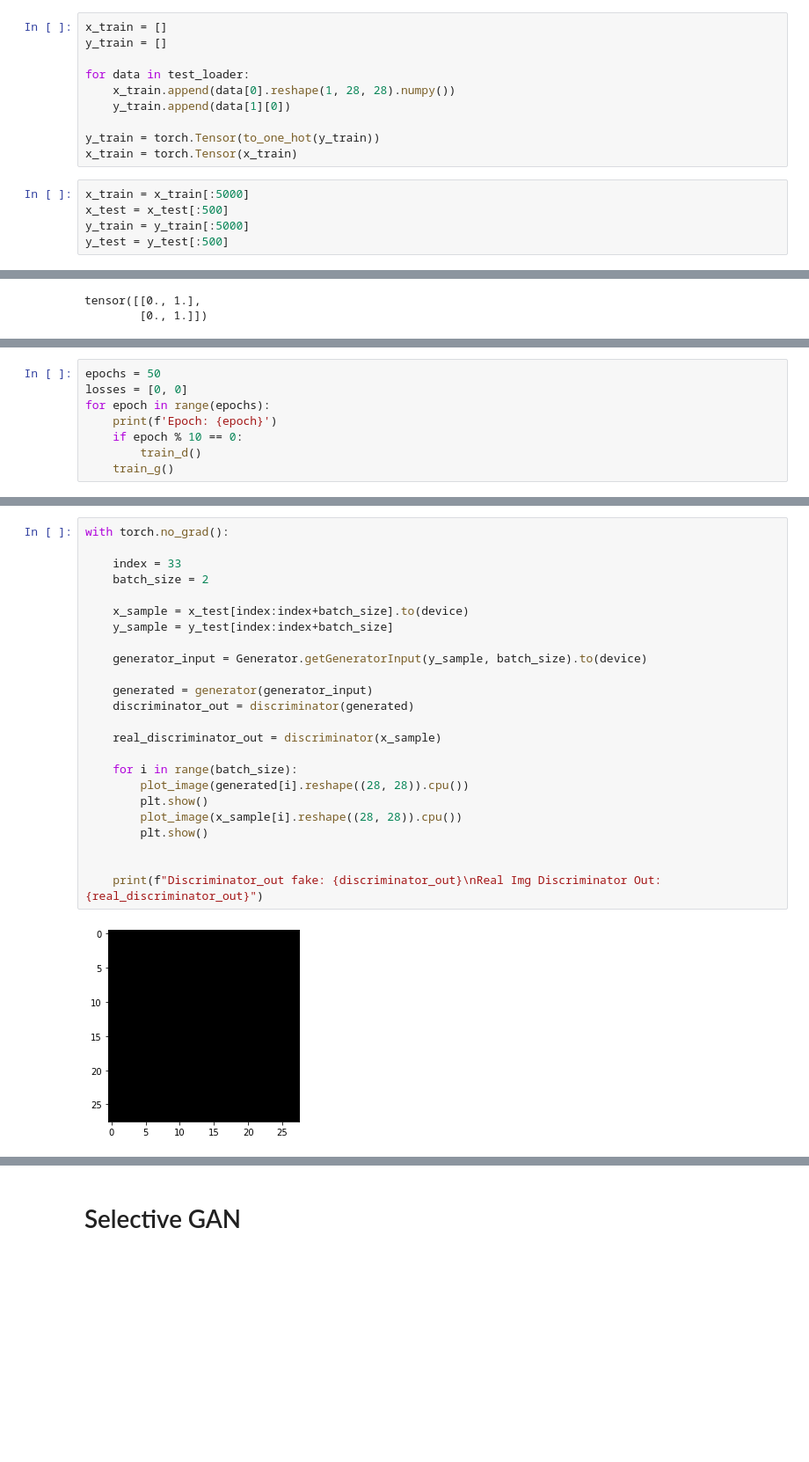
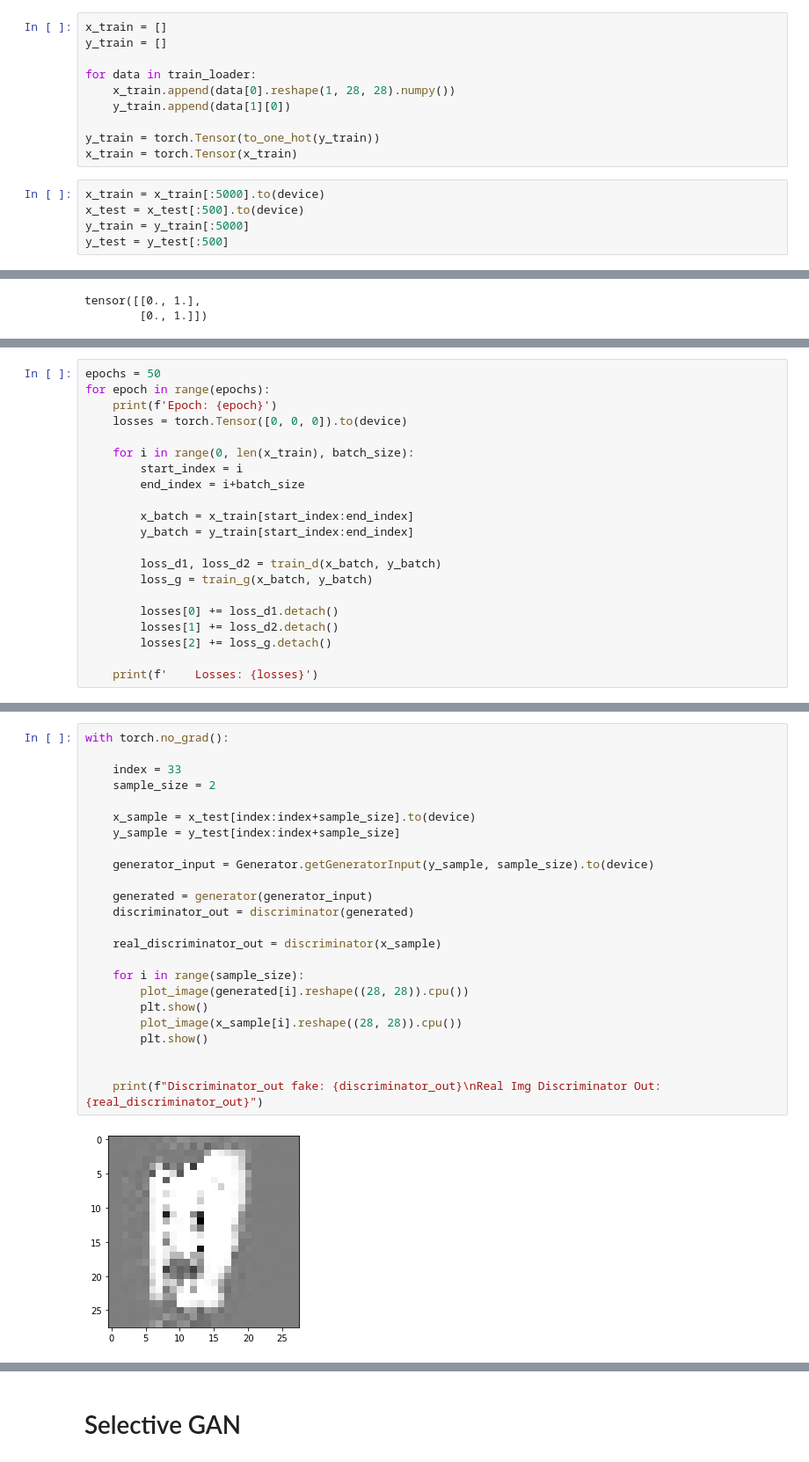
Before and after one commit to Akhilez/ml_gallery, a Jupyter notebook: ml_py/MLGallery/selective_generator/colab.ipynb, the cells around one changed output, grey strips where cells are left out. Shown at 88% size. Cells and saved outputs as stored; diff of their text form; blank space fills up the shorter version.

```diff
--- a/ml_py/MLGallery/selective_generator/colab.ipynb
+++ b/ml_py/MLGallery/selective_generator/colab.ipynb
@@ -86,15 +86,15 @@ x_test = torch.Tensor(x_test)
 x_train = []
 y_train = []
 
-for data in test_loader:
+for data in train_loader:
     x_train.append(data[0].reshape(1, 28, 28).numpy())
     y_train.append(data[1][0])
 
 y_train = torch.Tensor(to_one_hot(y_train))
 x_train = torch.Tensor(x_train)
 # %%
-x_train = x_train[:5000]
-x_test = x_test[:500]
+x_train = x_train[:5000].to(device)
+x_test = x_test[:500].to(device)
 y_train = y_train[:5000]
 y_test = y_test[:500]
 # %%
@@ -363,10 +335,2 @@ def train_g():
 
     print(f'  G Losses: {losses}')
-# %%
-epochs = 50
-losses = [0, 0]
-for epoch in range(epochs):
-    print(f'Epoch: {epoch}')
-    if epoch % 10 == 0:
-        train_d()
-    train_g()
@@ -391,0 +337,21 @@ Epoch: 49
+# %%
+epochs = 50
+for epoch in range(epochs):
+    print(f'Epoch: {epoch}')
+    losses = torch.Tensor([0, 0, 0]).to(device)
+
+    for i in range(0, len(x_train), batch_size):
+        start_index = i
+        end_index = i+batch_size
+
+        x_batch = x_train[start_index:end_index]
+        y_batch = y_train[start_index:end_index]
+
+        loss_d1, loss_d2 = train_d(x_batch, y_batch)
+        loss_g = train_g(x_batch, y_batch)
+
+        losses[0] += loss_d1.detach()
+        losses[1] += loss_d2.detach()
+        losses[2] += loss_g.detach()
+
+    print(f'    Losses: {losses}')
@@ -392,26 +377,26 @@ Epoch: 49
 # %%
 with torch.no_grad():
 
     index = 33
-    batch_size = 2
+    sample_size = 2
 
-    x_sample = x_test[index:index+batch_size].to(device)
-    y_sample = y_test[index:index+batch_size]
+    x_sample = x_test[index:index+sample_size].to(device)
+    y_sample = y_test[index:index+sample_size]
 
-    generator_input = Generator.getGeneratorInput(y_sample, batch_size).to(device)
+    generator_input = Generator.getGeneratorInput(y_sample, sample_size).to(device)
 
     generated = generator(generator_input)
     discriminator_out = discriminator(generated)
 
     real_discriminator_out = discriminator(x_sample)
 
-    for i in range(batch_size):
+    for i in range(sample_size):
         plot_image(generated[i].reshape((28, 28)).cpu())
         plt.show()
         plot_image(x_sample[i].reshape((28, 28)).cpu())
         plt.show()
 
 
     print(f"Discriminator_out fake: {discriminator_out}\nReal Img Discriminator Out: {real_discriminator_out}")
 # %% [output]
-[figure, old version]
+[figure, new version]
```
Also changed, not shown: parts of 18 cells of this notebook.
